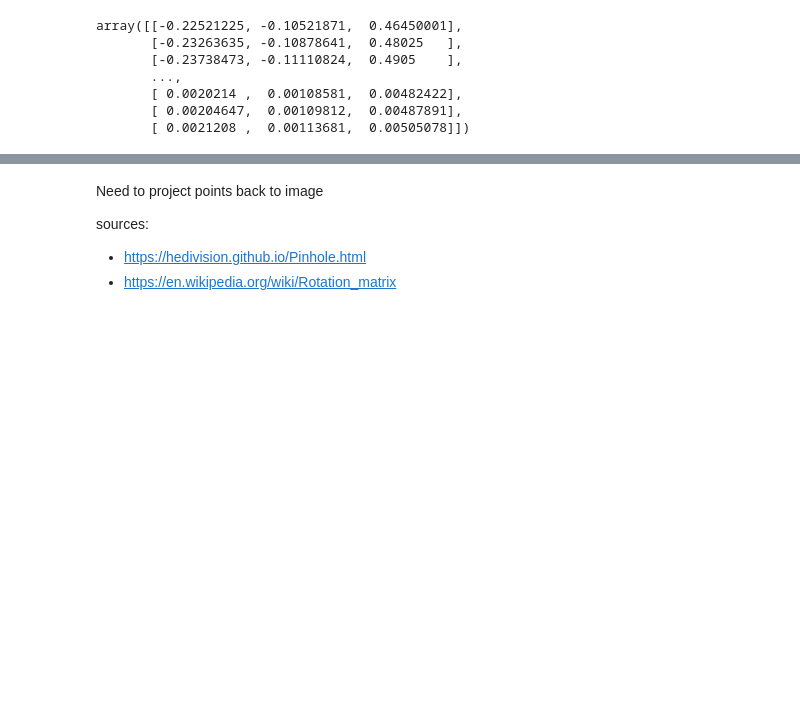
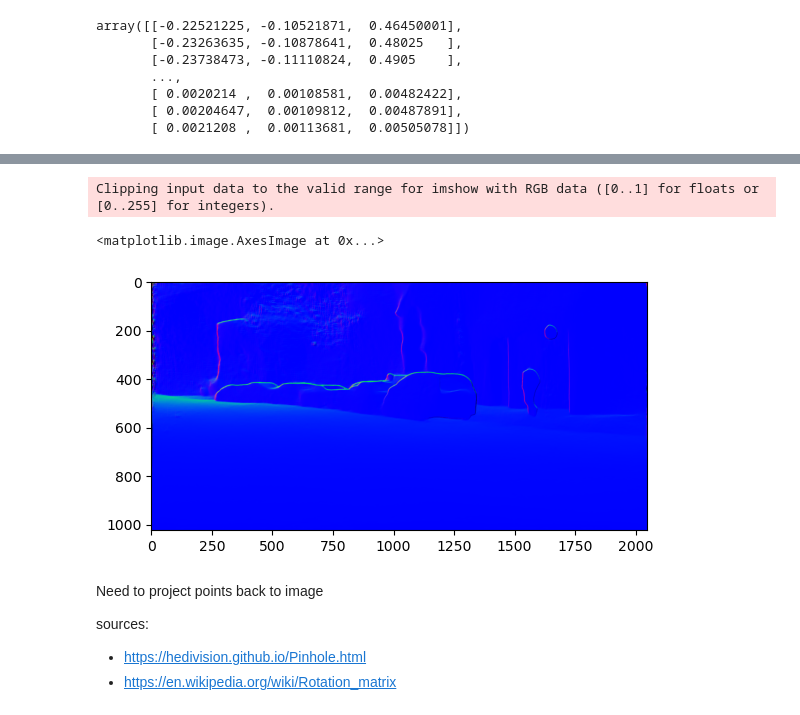
Before and after one commit to itberrios/CV_projects, a Jupyter notebook: multitask_depth_seg/get_normals.ipynb, the cells around one changed output, grey strips where cells are left out. Drawn from its saved outputs; the diff is of its cells as text; code cells hidden in the pictures; blank space fills up the shorter version.

```diff
--- a/multitask_depth_seg/get_normals.ipynb
+++ b/multitask_depth_seg/get_normals.ipynb
@@ -112,3 +215,26 @@ array([[-0.22521225, -0.10521871,  0.46450001],
+# %%
+zy, zx = np.gradient(depth.astype(np.float32))
+# You may also consider using Sobel to get a joint Gaussian smoothing and differentation
+# to reduce noise
+#zx = cv2.Sobel(d_im, cv2.CV_64F, 1, 0, ksize=5)
+#zy = cv2.Sobel(d_im, cv2.CV_64F, 0, 1, ksize=5)
+
+normal = np.dstack((-zx, -zy, np.ones_like(depth.astype(np.float32))))
+n = np.linalg.norm(normal, axis=2)
+normal[:, :, 0] /= n
+normal[:, :, 1] /= n
+normal[:, :, 2] /= n
+
+# offset and rescale values to be in 0-255
+# normal += 1
+# normal /= 2
+# normal *= 255
+# %%
+plt.imshow(normal)
+# %% [output]
+Clipping input data to the valid range for imshow with RGB data ([0..1] for floats or [0..255] for integers).
+<matplotlib.image.AxesImage at 0x...>
+[figure, added]
 # %% [markdown]
 Need to project points back to image
 
```
Also changed, not shown: parts of 13 cells of this notebook, 4 other files.
